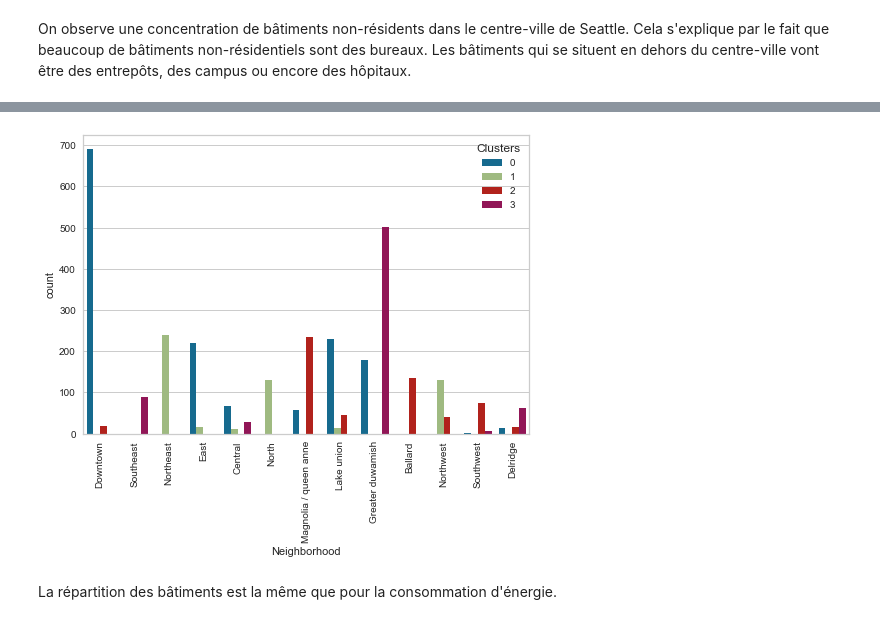
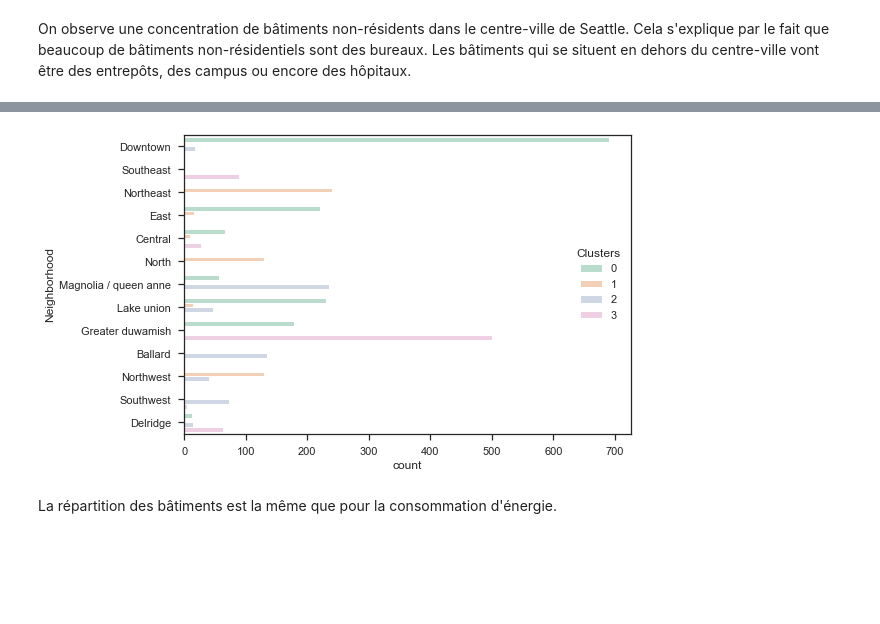
Before and after one commit to Sylvariane/Anticipez_les_besoins_en_electricite, a Jupyter notebook: Pélec_01_notebook.ipynb, the cells around one changed output, grey strips where cells are left out. Cells and saved outputs as stored; diff of their text form; code cells hidden in the pictures; blank space fills up the shorter version.

```diff
--- a/Pélec_01_notebook.ipynb
+++ b/Pélec_01_notebook.ipynb
@@ -37,9 +37,6 @@ import matplotlib.pyplot as plt
 
 import seaborn as sns
 import pingouin as pg
-# %%
-# Paramétrage visuel
-sns.set_palette("Pastel2")
 # %% [markdown]
 ## 1 - Traitement des données <a class="anchor" id="chapter1"></a>
 # %% [markdown]
@@ -367,3 +357,6 @@ df.head3()
+# %%
+# Paramétrage visuel
+sns.set_theme(style="ticks", palette="Pastel2")
 # %% [markdown]
 ### 1.5) Visualisation du dataset obtenu <a class="anchor" id="section_1_5"></a>
 # %%
@@ -417,0 +429,2 @@ plt.show()
+# %%
+df["Clusters"] = df["Clusters"].astype("int64")
@@ -418,8 +443,7 @@ plt.show()
 # %%
-sns.countplot(x="Neighborhood", hue="Clusters", data=df)
-plt.xticks(rotation=90)
+sns.countplot(y="Neighborhood", hue="Clusters", data=df)
 plt.show()
 # %% [output]
-[figure, old version]
+[figure, new version]
 # %% [markdown]
 La répartition des bâtiments est la même que pour la consommation d'énergie.
```
Also changed, not shown: parts of 24 cells of this notebook, 1 other file.
